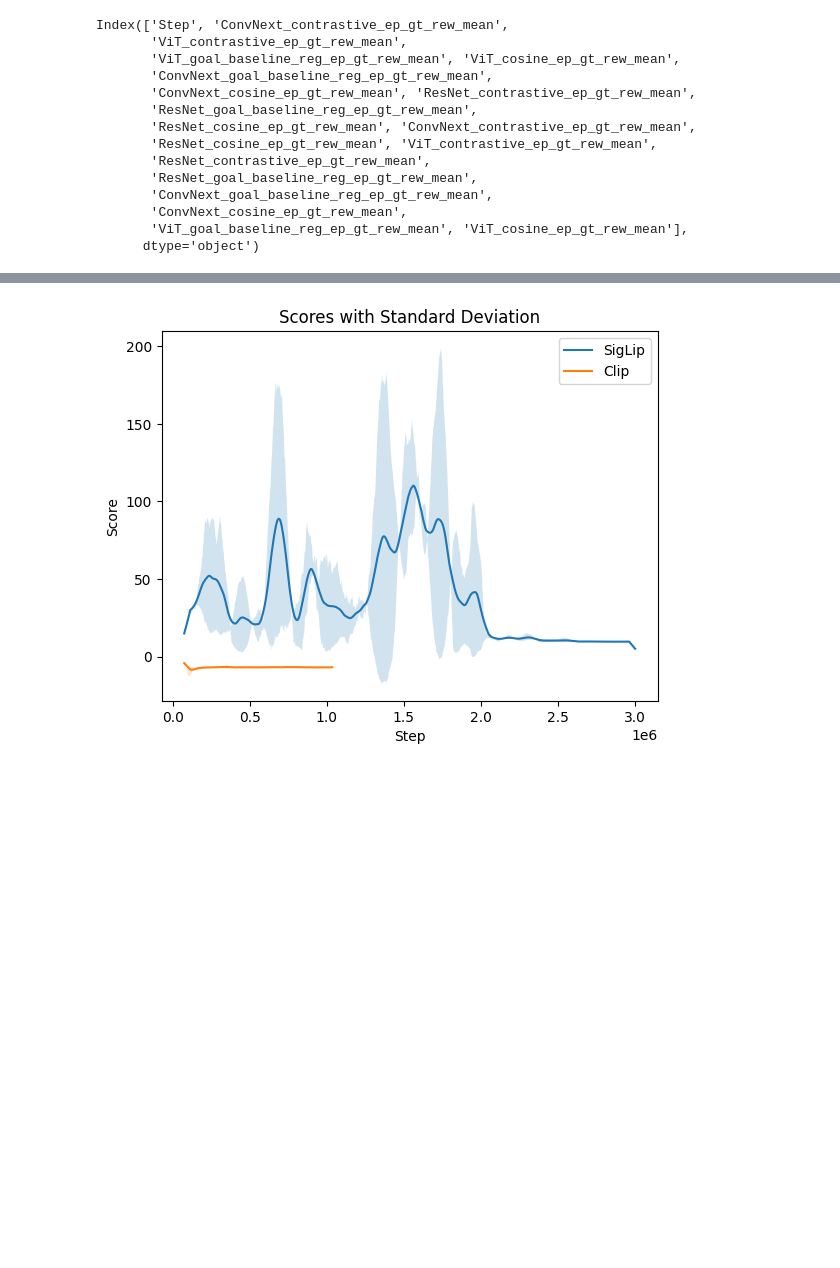
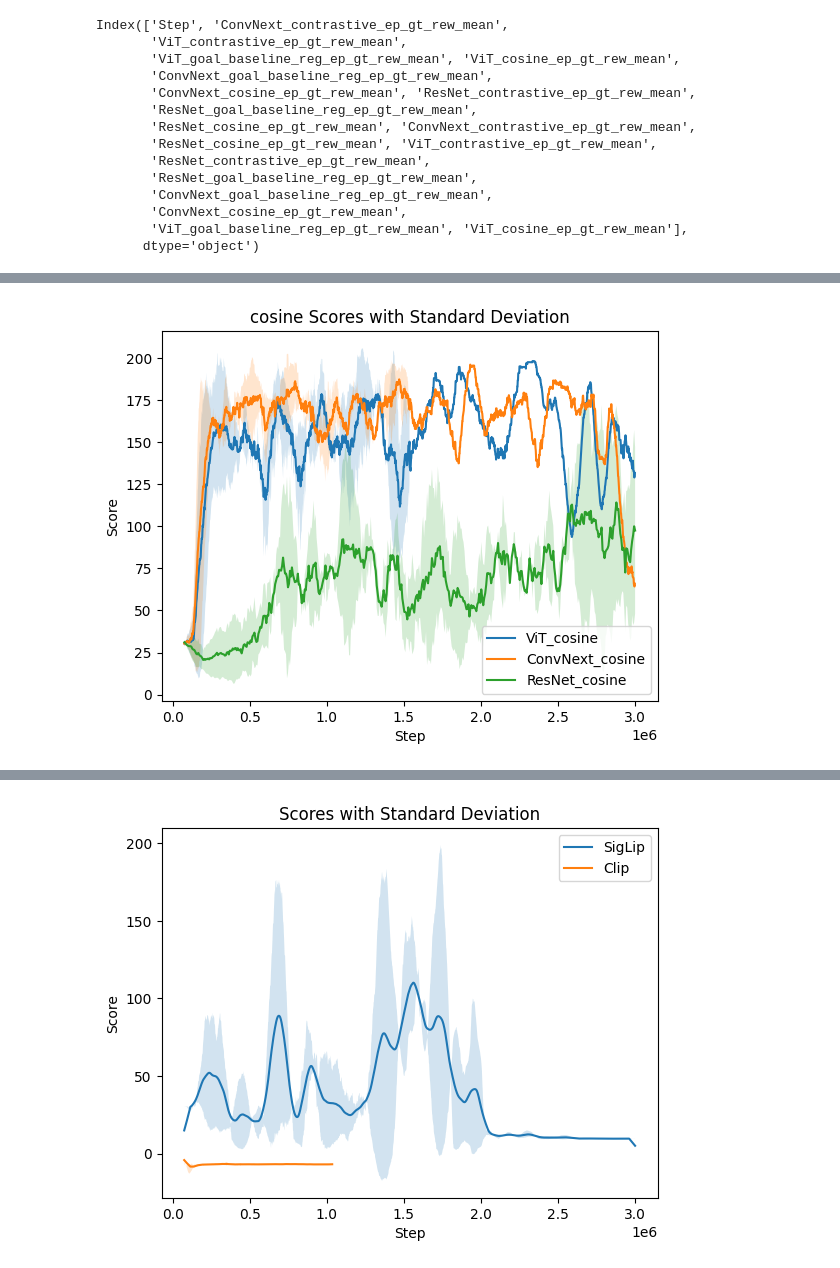
Before and after one commit to JiahuiKChen/vlmrm_plotting, a Jupyter notebook: clip_backbones.ipynb, the cells around one changed output, grey strips where cells are left out. Saved outputs shown, nothing was run; the diff lists cells and outputs as text; code cells hidden in the pictures; blank space fills up the shorter version.

```diff
--- a/clip_backbones.ipynb
+++ b/clip_backbones.ipynb
@@ -159,0 +198,4 @@ plot(clip_reward_csv, "contrastive")
+# %%
+plot(clip_reward_csv, "cosine")
+# %% [output]
+[figure, added]
```
Also changed, not shown: parts of 4 cells of this notebook, 1 other file.
